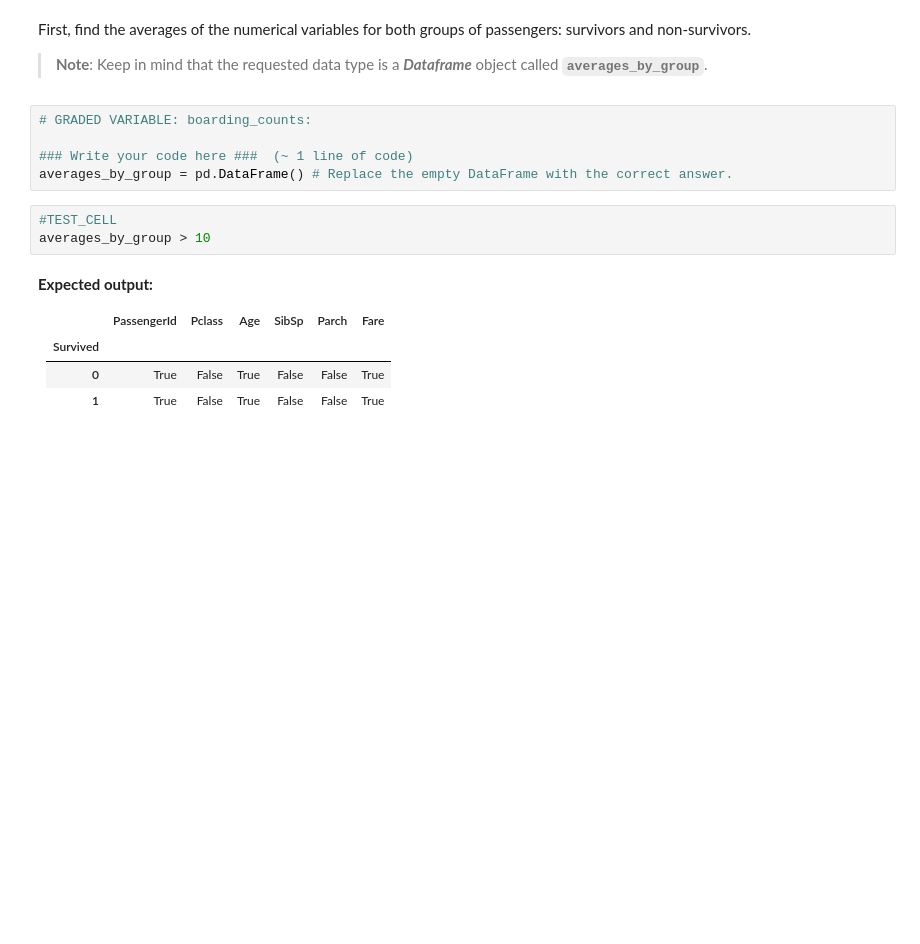
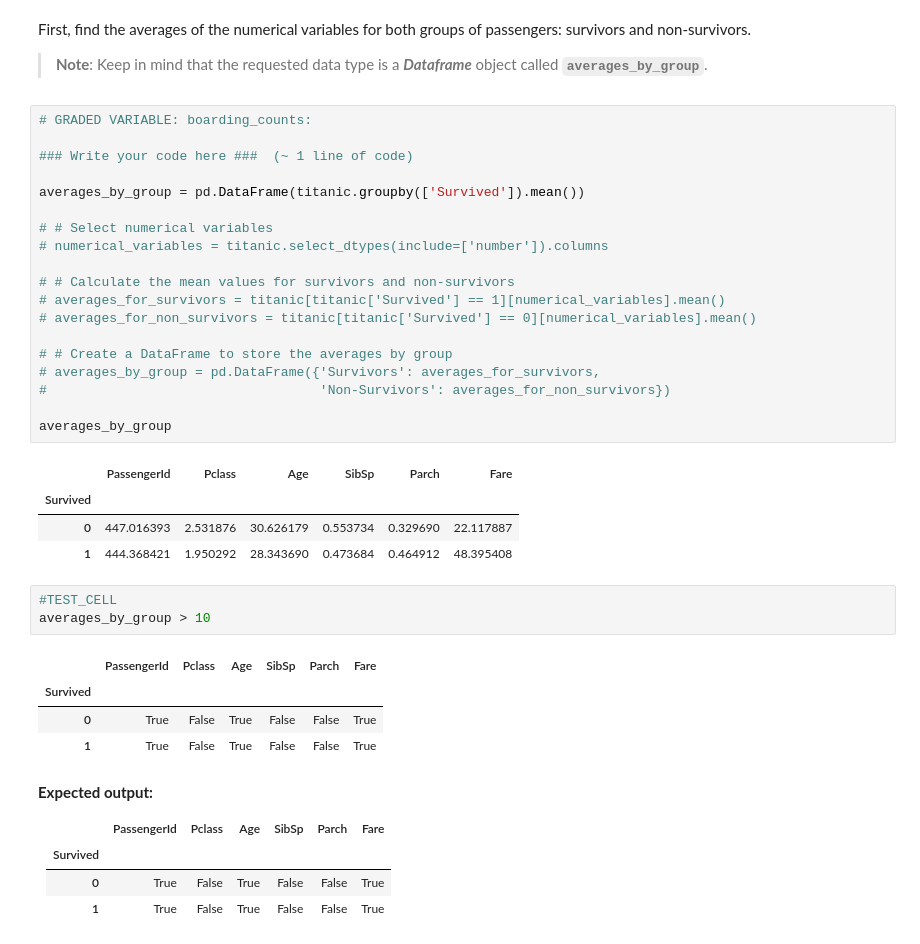
Before and after one commit to smottad/MetNumUN2023II, a Jupyter notebook: Quiz_2_Python_Pandas_UNCode.ipynb, the cells around one changed output. Cells and saved outputs as stored; diff of their text form; blank space fills up the shorter version.

```diff
--- a/Quiz_2_Python_Pandas_UNCode.ipynb
+++ b/Quiz_2_Python_Pandas_UNCode.ipynb
@@ -230,14 +286,38 @@ Although it is possible to obtain the result in a single line of code, it is rec
 # %% [markdown]
 First, find the averages of the numerical variables for both groups of passengers: survivors and non-survivors.
 > **Note**: Keep in mind that the requested data type is a ***Dataframe*** object called **`averages_by_group`**.
-# %%
-# GRADED VARIABLE: boarding_counts:
-
-### Write your code here ###  (~ 1 line of code)
-averages_by_group = pd.DataFrame() # Replace the empty DataFrame with the correct answer.
+# %%
+# GRADED VARIABLE: boarding_counts:
+
+### Write your code here ###  (~ 1 line of code)
+
+averages_by_group = pd.DataFrame(titanic.groupby(['Survived']).mean())
+
+# # Select numerical variables
+# numerical_variables = titanic.select_dtypes(include=['number']).columns
+
+# # Calculate the mean values for survivors and non-survivors
+# averages_for_survivors = titanic[titanic['Survived'] == 1][numerical_variables].mean()
+# averages_for_non_survivors = titanic[titanic['Survived'] == 0][numerical_variables].mean()
+
+# # Create a DataFrame to store the averages by group
+# averages_by_group = pd.DataFrame({'Survivors': averages_for_survivors,
+#                                   'Non-Survivors': averages_for_non_survivors})
+
+averages_by_group
+# %% [output]
+|  | PassengerId | Pclass | Age | SibSp | Parch | Fare |
+| Survived |  |  |  |  |  |  |
+| 0 | 447.016393 | 2.531876 | 30.626179 | 0.553734 | 0.329690 | 22.117887 |
+| 1 | 444.368421 | 1.950292 | 28.343690 | 0.473684 | 0.464912 | 48.395408 |
 # %%
 #TEST_CELL
 averages_by_group > 10
+# %% [output]
+|  | PassengerId | Pclass | Age | SibSp | Parch | Fare |
+| Survived |  |  |  |  |  |  |
+| 0 | True | False | True | False | False | True |
+| 1 | True | False | True | False | False | True |
 # %% [markdown]
 **Expected output:**
 
```
Also changed, not shown: parts of 29 cells of this notebook.
